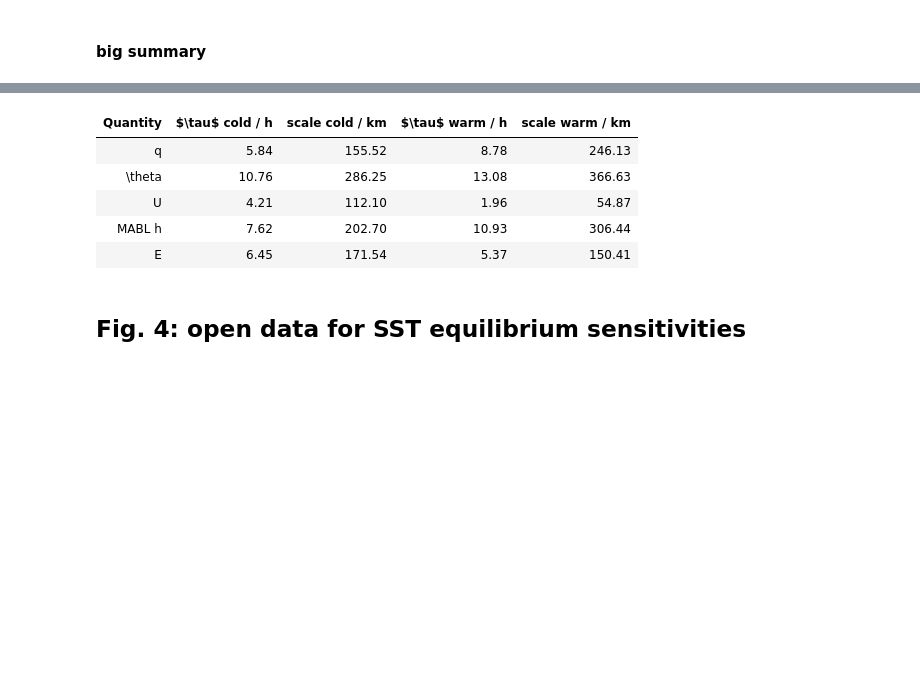
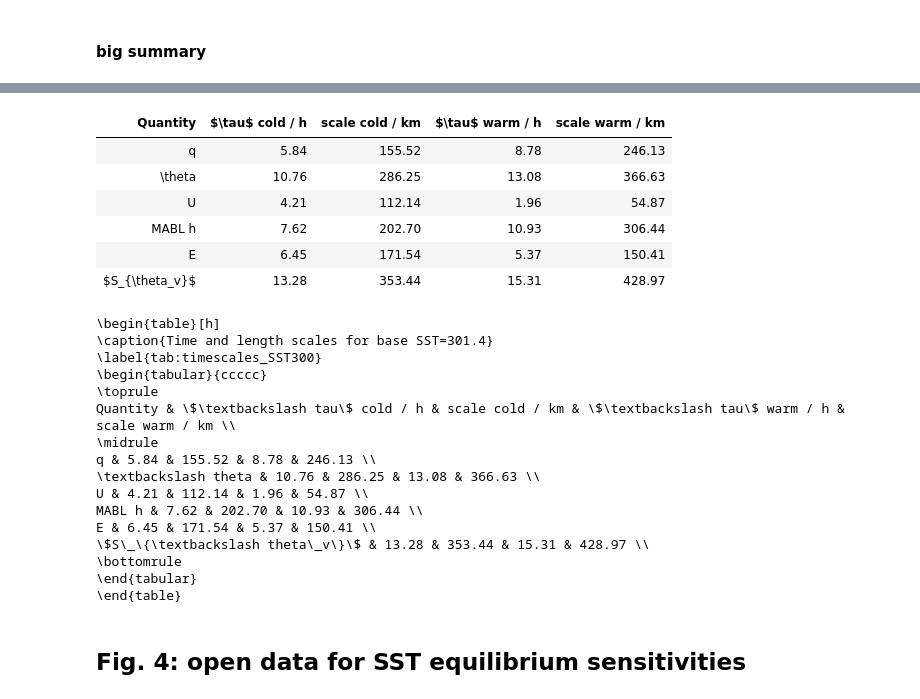
Before and after one commit to meteorologopazzo/QJRMS_0316, a Jupyter notebook: bulk_validation/BULK_MODEL_PLOTS-to_publish.ipynb, the cells around one changed output, grey strips where cells are left out. Drawn from its saved outputs; the diff is of its cells as text; code cells hidden in the pictures; blank space fills up the shorter version.

```diff
--- a/bulk_validation/BULK_MODEL_PLOTS-to_publish.ipynb
+++ b/bulk_validation/BULK_MODEL_PLOTS-to_publish.ipynb
@@ -1014,6 +1024,9 @@ def set_variables_for_fit(var):
         if var == 'V':
             var_values_warm = V_warm; var_values_cold = V_cold
 
+        if var == 'U_tot':
+            var_values_warm = (U_warm**2 + V_warm**2)**0.5 ; var_values_cold = (U_cold**2 + V_cold**2)**0.5
+
     return time_warm, time_cold, var_values_warm, var_values_cold
 # %%
 
@@ -1490,11 +1503,11 @@ plt.plot(x,increasing_exp(x, a, b, c), '--r', label=r'$\tau_{warm}$ ='+f' {np.ab
 x, y = time_cold, var_values_cold
 y = y - y[0] #np.min(y)
 
-initial_guess = [y[-1], 0, -1/5, x[0], (np.max(y)-y[-1]), -1/50, x[10]]  #[y[-1], -1/2, 100, np.max(y)-y[-1], -1/15, 110]
+initial_guess = [y[-1], -y[-1], -1/5, x[0], (np.max(y)-y[-1]), -1/50, x[10]]  #[y[-1], -1/2, 100, np.max(y)-y[-1], -1/15, 110]
 
 # Fit the data to the exponential model
 
-fit_params_cold, params_covar_cold = curve_fit(double_exp, x, y, p0=initial_guess, maxfev=6000)
+fit_params_cold, params_covar_cold = curve_fit(double_exp, x, y, p0=initial_guess, method="trf", maxfev=6000)
 a, b, c, d, f, g, h = fit_params_cold[0], fit_params_cold[1], fit_params_cold[2], fit_params_cold[3], fit_params_cold[4], fit_params_cold[5], fit_params_cold[6]
 plt.plot(x, double_exp(x, a, b, c, d, f, g, h), '--b', label=r'$\tau_{c, growth}$ ='+f' {np.abs(round(1/c,2))} [h] \n'+ r'$\tau_{c, decay}$ ='+f' {np.abs(round(1/g,2))} [h]')
 
@@ -1735,32 +1767,63 @@ plt.tight_layout()
 # %%
 import pandas as pd
 from IPython.display import display, HTML
 
 ref_wind_speed_cold = np.sqrt(U_cold[-1]**2 + V_cold[-1]**2) *3.6 #  km/h
 ref_wind_speed_warm = np.sqrt(U_warm[-1]**2 + V_warm[-1]**2) *3.6 #  km/h
 #ref_wind_speed      = np.sqrt(U_eq[-1]**2 + V_eq[-1]**2) *3.6 #  km/h
 
 
 data = [
     ["q",               np.round(tau_q_cold, 2),      np.round(tau_q_cold*ref_wind_speed_cold, 2)  ,    np.round(tau_q_warm, 2),  np.round(tau_q_warm*ref_wind_speed_warm, 2) ],
     [r"\theta",         np.round(tau_th_cold, 2),     np.round(tau_th_cold*ref_wind_speed_cold, 2)  ,   np.round(tau_th_warm, 2),  np.round(tau_th_warm*ref_wind_speed_warm, 2) ],
     [r"U",              np.round(tau_U_cold, 2),      np.round(tau_U_cold*ref_wind_speed_cold, 2) ,    np.round(tau_U_warm, 2),  np.round(tau_U_warm*ref_wind_speed_warm, 2) ],
     ["MABL h",          np.round(tau_h_cold, 2),      np.round(tau_h_cold*ref_wind_speed_cold, 2) ,    np.round(tau_h_warm, 2),  np.round(tau_h_warm*ref_wind_speed_warm, 2) ],
     ["E",               np.round(tauE_cold, 2),       np.round(tauE_cold*ref_wind_speed_cold, 2) ,     np.round(tauE_warm, 2),  np.round(tauE_warm*ref_wind_speed_warm, 2) ],
+    [r"$S_{\theta_v}$", np.round(tau_thvF_cold,2),    np.round(tau_thvF_cold*ref_wind_speed_cold, 2),  np.round(tau_thvF_warm, 2), np.round(tau_thvF_warm*ref_wind_speed_warm, 2)]
+
     #[r"$S_{\theta_v}$", tau_thvF_cold,   tau_thvF_cold*ref_wind_speed_cold  , tau_thvF_warm,  tau_thvF_warm*ref_wind_speed_warm ],
 ]
 
 # Create DataFrame
 df = pd.DataFrame(data, columns=["Quantity", r"$\tau$ cold / h", "scale cold / km", r"$\tau$ warm / h",  "scale warm / km"])
 
 display(HTML(df.to_html(index=False, table_id="summary-table")))
+
+print(df.to_latex(
+    index=False,          # drop row indices
+    columns=["Quantity", r"$\tau$ cold / h", "scale cold / km", r"$\tau$ warm / h",  "scale warm / km"],   # select specific columns
+    float_format="%.2f",  # format floats
+    caption=f"Time and length scales for base SST={SST_0}",   # add caption
+    label="tab:timescales_SST300",  # \label for \ref
+    position="h",         # [h] placement specifier
+    column_format="ccccc",  # manual column alignment (l, c, r)
+    escape=True,          # escape special LaTeX characters
+    bold_rows=False,
+))
 # %% [output]
 | Quantity | $\tau$ cold / h | scale cold / km | $\tau$ warm / h | scale warm / km |
 | q | 5.84 | 155.52 | 8.78 | 246.13 |
 | \theta | 10.76 | 286.25 | 13.08 | 366.63 |
-| U | 4.21 | 112.10 | 1.96 | 54.87 |
+| U | 4.21 | 112.14 | 1.96 | 54.87 |
 | MABL h | 7.62 | 202.70 | 10.93 | 306.44 |
 | E | 6.45 | 171.54 | 5.37 | 150.41 |
+| $S_{\theta_v}$ | 13.28 | 353.44 | 15.31 | 428.97 |
+\begin{table}[h]
+\caption{Time and length scales for base SST=301.4}
+\label{tab:timescales_SST300}
+\begin{tabular}{ccccc}
+\toprule
+Quantity & \$\textbackslash tau\$ cold / h & scale cold / km & \$\textbackslash tau\$ warm / h & scale warm / km \\
+\midrule
+q & 5.84 & 155.52 & 8.78 & 246.13 \\
+\textbackslash theta & 10.76 & 286.25 & 13.08 & 366.63 \\
+U & 4.21 & 112.14 & 1.96 & 54.87 \\
+MABL h & 7.62 & 202.70 & 10.93 & 306.44 \\
+E & 6.45 & 171.54 & 5.37 & 150.41 \\
+\$S\_\{\textbackslash theta\_v\}\$ & 13.28 & 353.44 & 15.31 & 428.97 \\
+\bottomrule
+\end{tabular}
+\end{table}
 # %% [markdown]
 ## Fig. 4: open data for SST equilibrium sensitivities
 # %%
```
Also changed, not shown: parts of 4 cells of this notebook, 1 other file.
